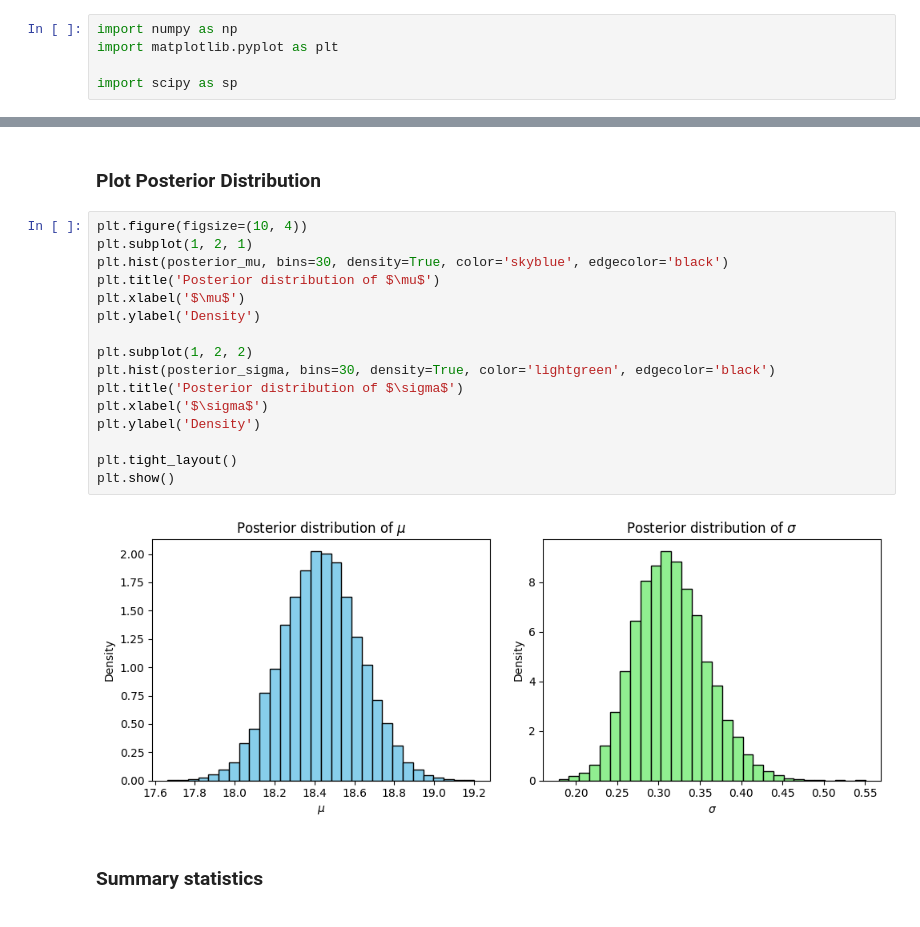
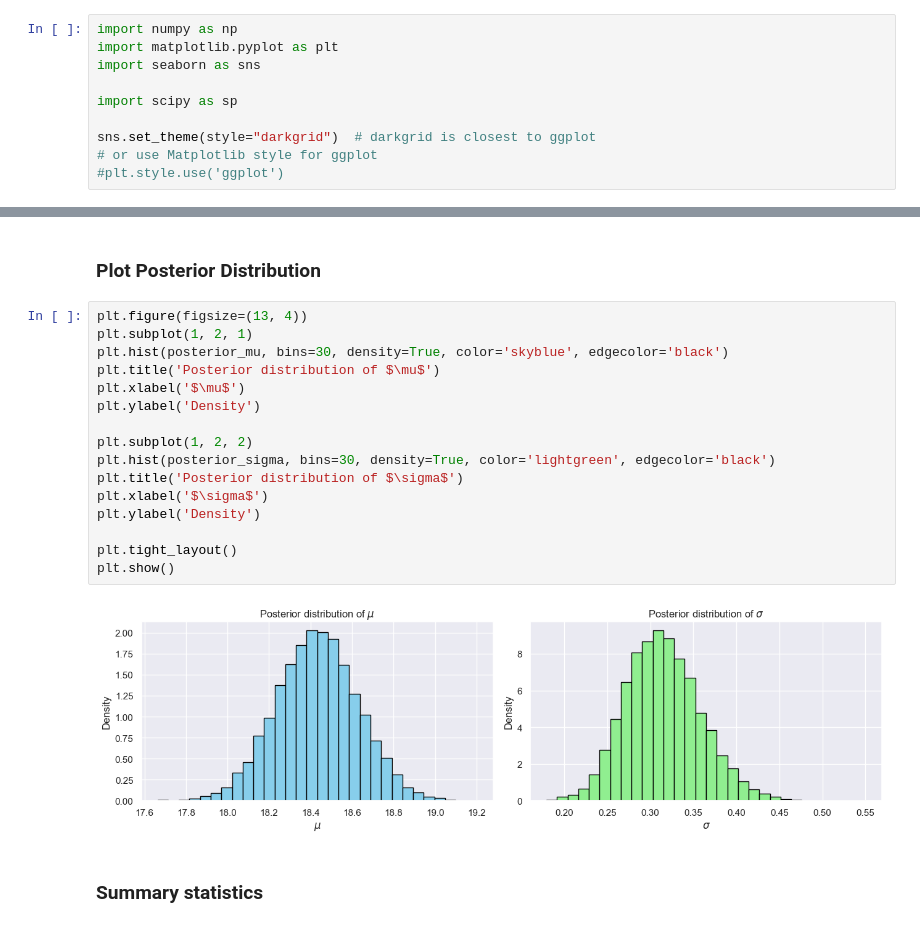
Before and after one commit to silviaelisabeth/SeaLevelExtremes, a Jupyter notebook: script/bayesian_example_simple.ipynb, the cells around one changed output, grey strips where cells are left out. Drawn from its saved outputs; the diff is of its cells as text.

```diff
--- a/script/bayesian_example_simple.ipynb
+++ b/script/bayesian_example_simple.ipynb
@@ -1,8 +1,13 @@
 # %%
 import numpy as np
 import matplotlib.pyplot as plt
+import seaborn as sns
 
 import scipy as sp
+
+sns.set_theme(style="darkgrid")  # darkgrid is closest to ggplot
+# or use Matplotlib style for ggplot
+#plt.style.use('ggplot')
 # %% [markdown]
 Exampls for Bayesian Inference
 # %% [markdown]
@@ -40,23 +45,23 @@ posterior_sigma = np.random.gamma(posterior_sigma_alpha, 1 / posterior_sigma_bet
 # %% [markdown]
 ### Plot Posterior Distribution
 # %%
-plt.figure(figsize=(10, 4))
+plt.figure(figsize=(13, 4))
 plt.subplot(1, 2, 1)
 plt.hist(posterior_mu, bins=30, density=True, color='skyblue', edgecolor='black')
 plt.title('Posterior distribution of $\mu$')
 plt.xlabel('$\mu$')
 plt.ylabel('Density')
 
 plt.subplot(1, 2, 2)
 plt.hist(posterior_sigma, bins=30, density=True, color='lightgreen', edgecolor='black')
 plt.title('Posterior distribution of $\sigma$')
 plt.xlabel('$\sigma$')
 plt.ylabel('Density')
 
 plt.tight_layout()
 plt.show()
 # %% [output]
-[figure, old version]
+[figure, new version]
 # %% [markdown]
 ### Summary statistics
 # %%
```
Also changed, not shown: parts of 21 cells of this notebook.
